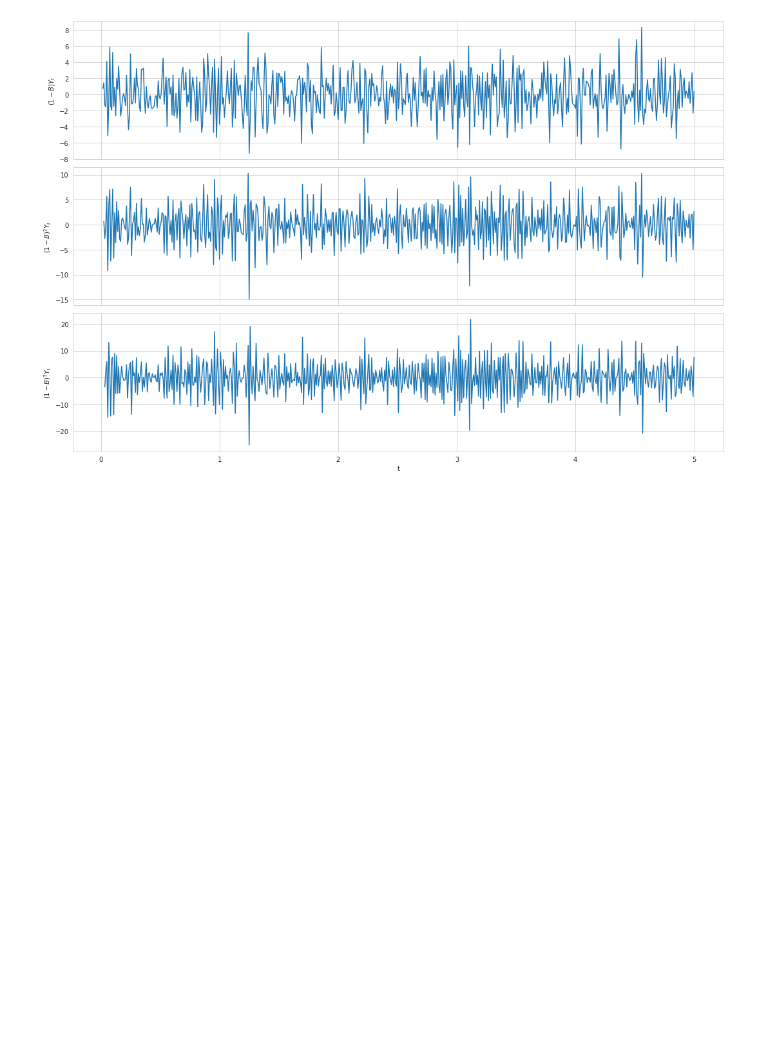
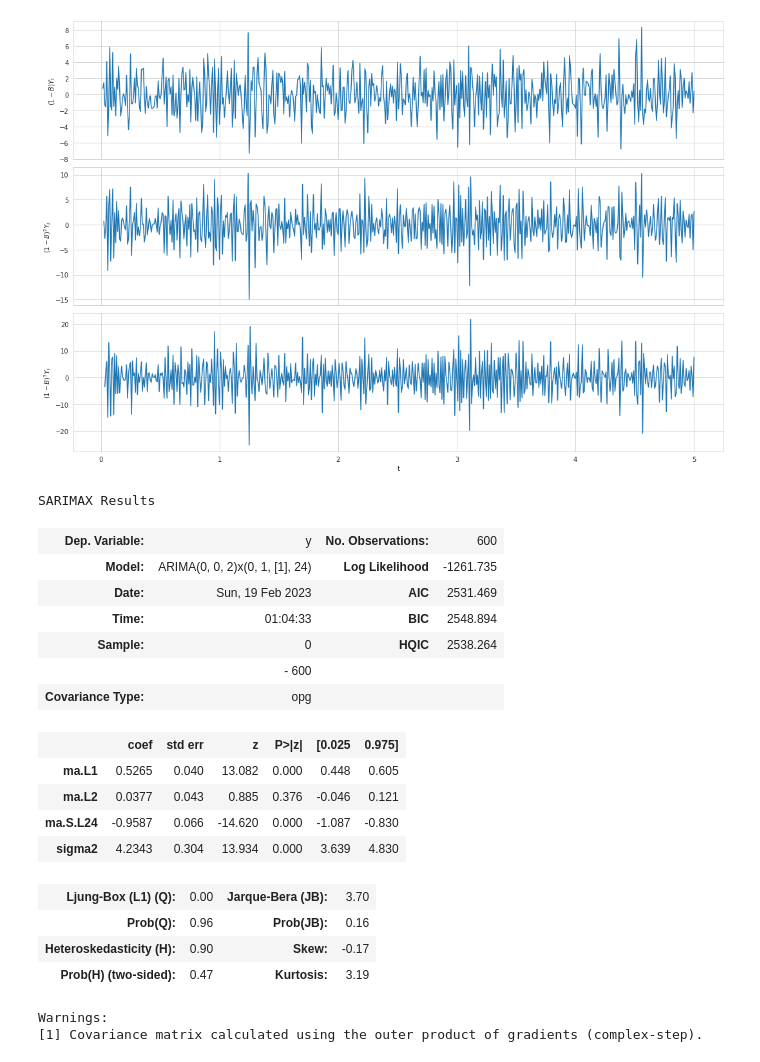
Before and after one commit to WHITSNAK/sta542-sp23, a Jupyter notebook: hw2/hw2.ipynb, the cells around one changed output. Saved outputs shown, nothing was run; the diff lists cells and outputs as text; code cells hidden in the pictures; blank space fills up the shorter version.

```diff
--- a/hw2/hw2.ipynb
+++ b/hw2/hw2.ipynb
@@ -100,3 +95,26 @@ fig.tight_layout()
 fig.show()
 # %% [output]
 [figure]
+# %%
+arima = sm.tsa.ARIMA(ys, order=(0,0,2), seasonal_order=(0, 1, 1, 24), trend='n').fit()
+arima.summary()
+# %% [output]
+SARIMAX Results
+| Dep. Variable: | y | No. Observations: | 600 |
+| Model: | ARIMA(0, 0, 2)x(0, 1, [1], 24) | Log Likelihood | -1261.735 |
+| Date: | Sun, 19 Feb 2023 | AIC | 2531.469 |
+| Time: | 01:04:33 | BIC | 2548.894 |
+| Sample: | 0 | HQIC | 2538.264 |
+|  | - 600 |  |  |
+| Covariance Type: | opg |  |  |
+|  | coef | std err | z | P>|z| | [0.025 | 0.975] |
+| ma.L1 | 0.5265 | 0.040 | 13.082 | 0.000 | 0.448 | 0.605 |
+| ma.L2 | 0.0377 | 0.043 | 0.885 | 0.376 | -0.046 | 0.121 |
+| ma.S.L24 | -0.9587 | 0.066 | -14.620 | 0.000 | -1.087 | -0.830 |
+| sigma2 | 4.2343 | 0.304 | 13.934 | 0.000 | 3.639 | 4.830 |
+| Ljung-Box (L1) (Q): | 0.00 | Jarque-Bera (JB): | 3.70 |
+| Prob(Q): | 0.96 | Prob(JB): | 0.16 |
+| Heteroskedasticity (H): | 0.90 | Skew: | -0.17 |
+| Prob(H) (two-sided): | 0.47 | Kurtosis: | 3.19 |
+Warnings:
+[1] Covariance matrix calculated using the outer product of gradients (complex-step).
```
Also changed, not shown: parts of 4 cells of this notebook, 3 other files.
